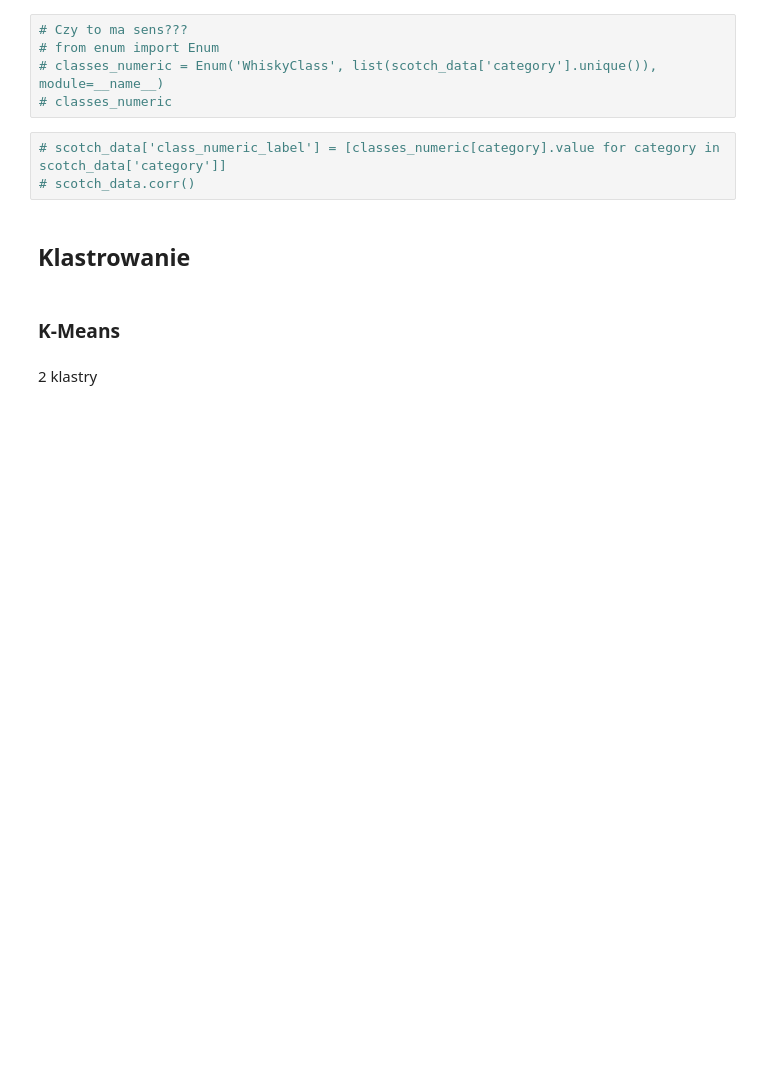
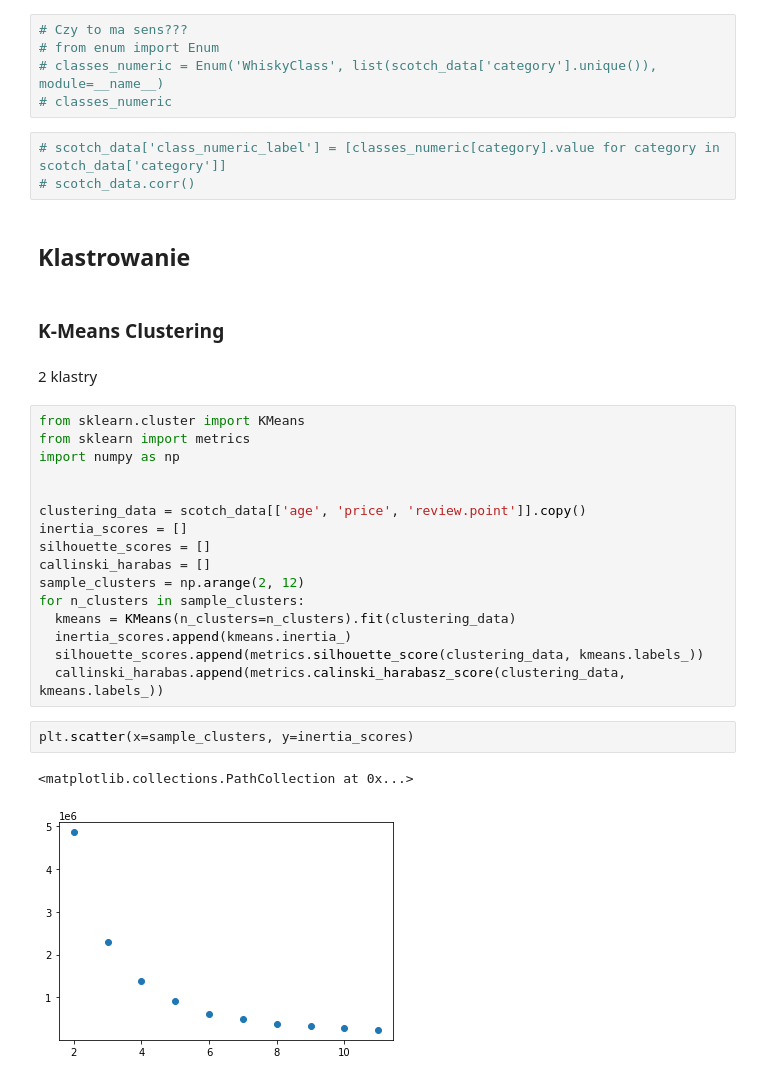
Before and after one commit to lynxoo/ue-wroc-sad, a Jupyter notebook: SAD.ipynb, the cells around one changed output. Cells and saved outputs as stored; diff of their text form; blank space fills up the shorter version.

```diff
--- a/SAD.ipynb
+++ b/SAD.ipynb
@@ -313,6 +313,27 @@ sns.heatmap(correlations,
 # %% [markdown]
 ## Klastrowanie
 # %% [markdown]
-### K-Means
+### K-Means Clustering
 # %% [markdown]
 2 klastry
+# %%
+from sklearn.cluster import KMeans
+from sklearn import metrics
+import numpy as np
+
+
+clustering_data = scotch_data[['age', 'price', 'review.point']].copy()
+inertia_scores = []
+silhouette_scores = []
+callinski_harabas = []
+sample_clusters = np.arange(2, 12)
+for n_clusters in sample_clusters:
+  kmeans = KMeans(n_clusters=n_clusters).fit(clustering_data)
+  inertia_scores.append(kmeans.inertia_)
+  silhouette_scores.append(metrics.silhouette_score(clustering_data, kmeans.labels_))
+  callinski_harabas.append(metrics.calinski_harabasz_score(clustering_data, kmeans.labels_))
+# %%
+plt.scatter(x=sample_clusters, y=inertia_scores)
+# %% [output]
+<matplotlib.collections.PathCollection at 0x...>
+[figure, added]
```
Also changed, not shown: parts of 15 cells of this notebook.
